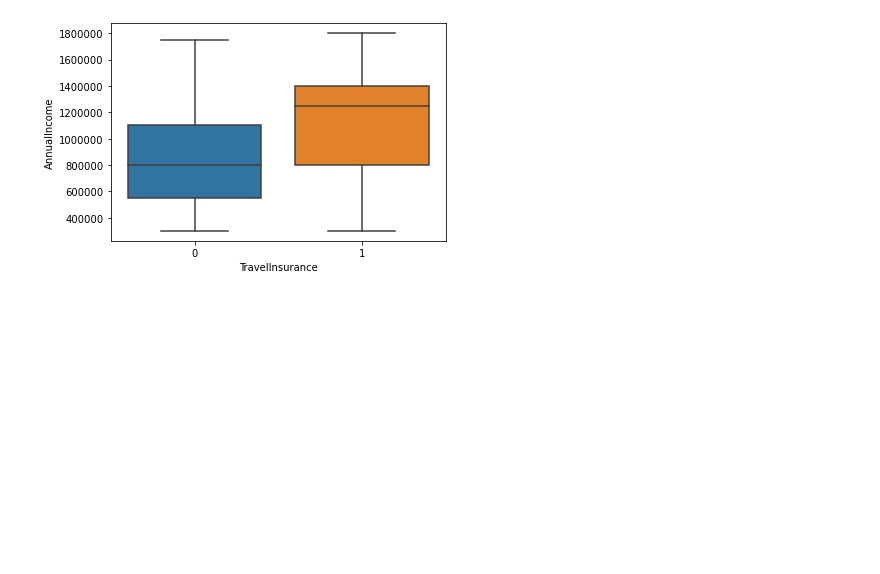
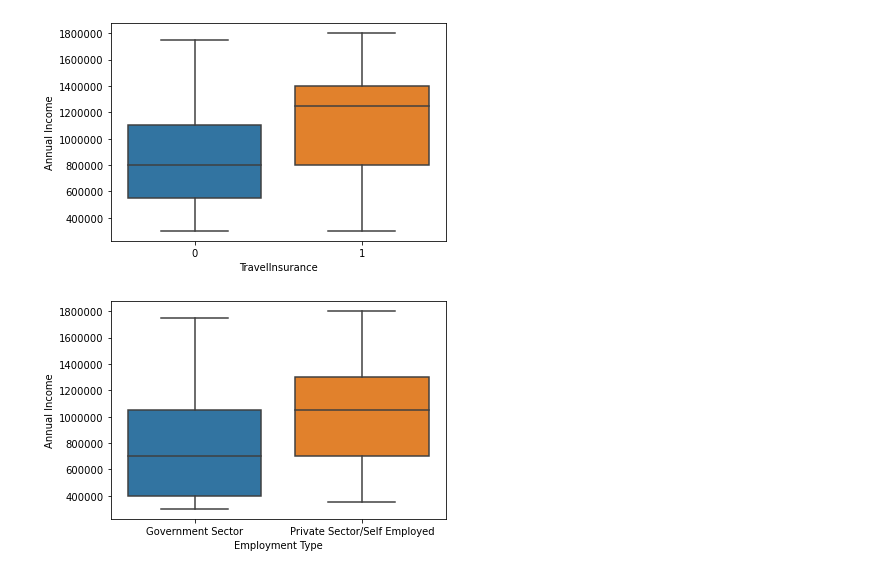
Before and after one commit to teruki-i/travel_insurance_case_study, a Jupyter notebook: travel_insurance_customers.ipynb, the cells around one changed output. Drawn from its saved outputs; the diff is of its cells as text; code cells hidden in the pictures; blank space fills up the shorter version.

Commit message:
additional EDA examining income and family sizes

```diff
--- a/travel_insurance_customers.ipynb
+++ b/travel_insurance_customers.ipynb
@@ -157,3 +193,14 @@ plt.ticklabel_format(style='plain', axis='y')
 plt.show()
 # %% [output]
 [figure]
+# %%
+# create box plots of income by employment type
+sns.boxplot(x="Employment Type",y="AnnualIncome", data=df)
+
+# remove scientific notation
+plt.ticklabel_format(style='plain', axis='y')
+
+plt.ylabel("Annual Income")
+plt.show()
+# %% [output]
+[figure, added]
```
Also changed, not shown: parts of 10 cells of this notebook.
